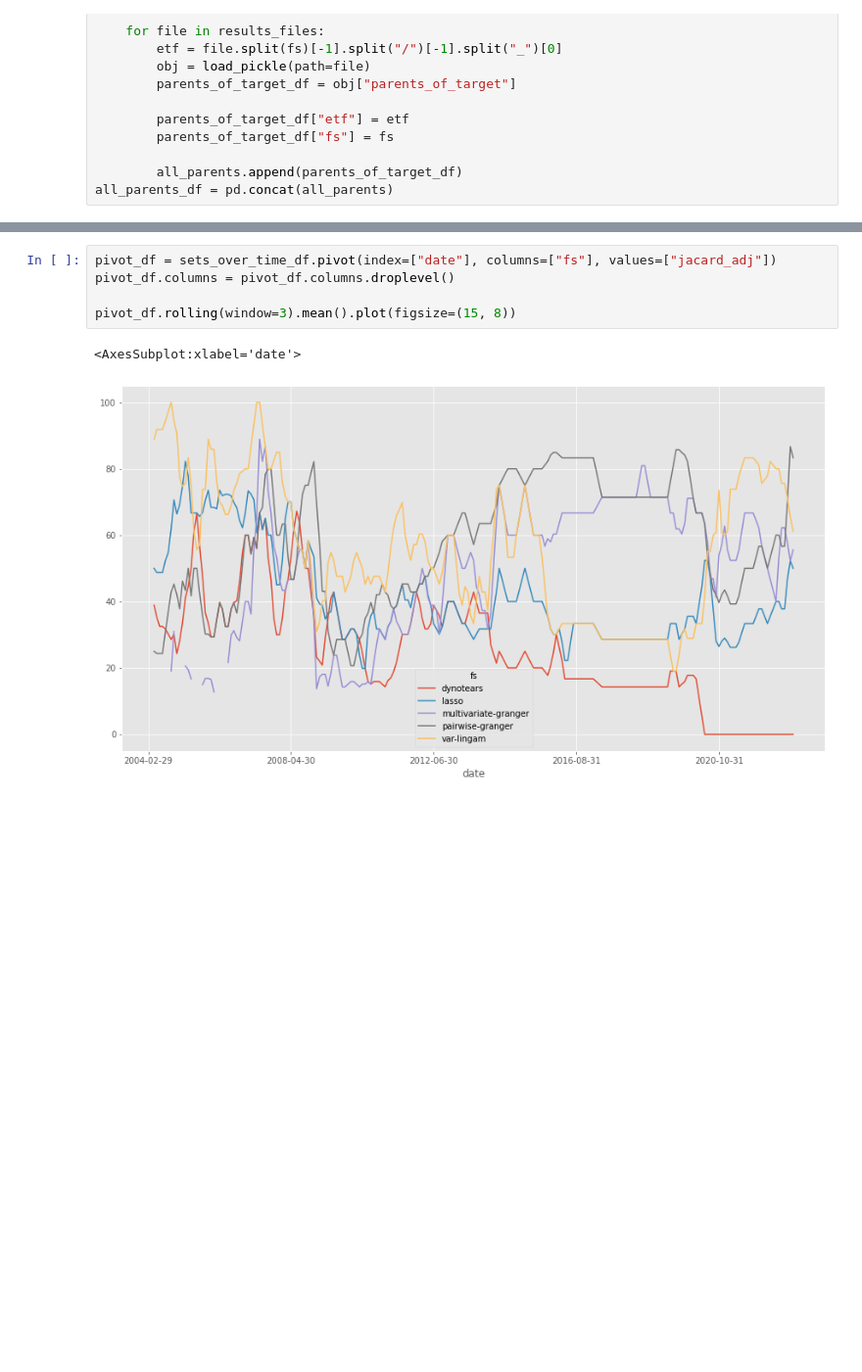
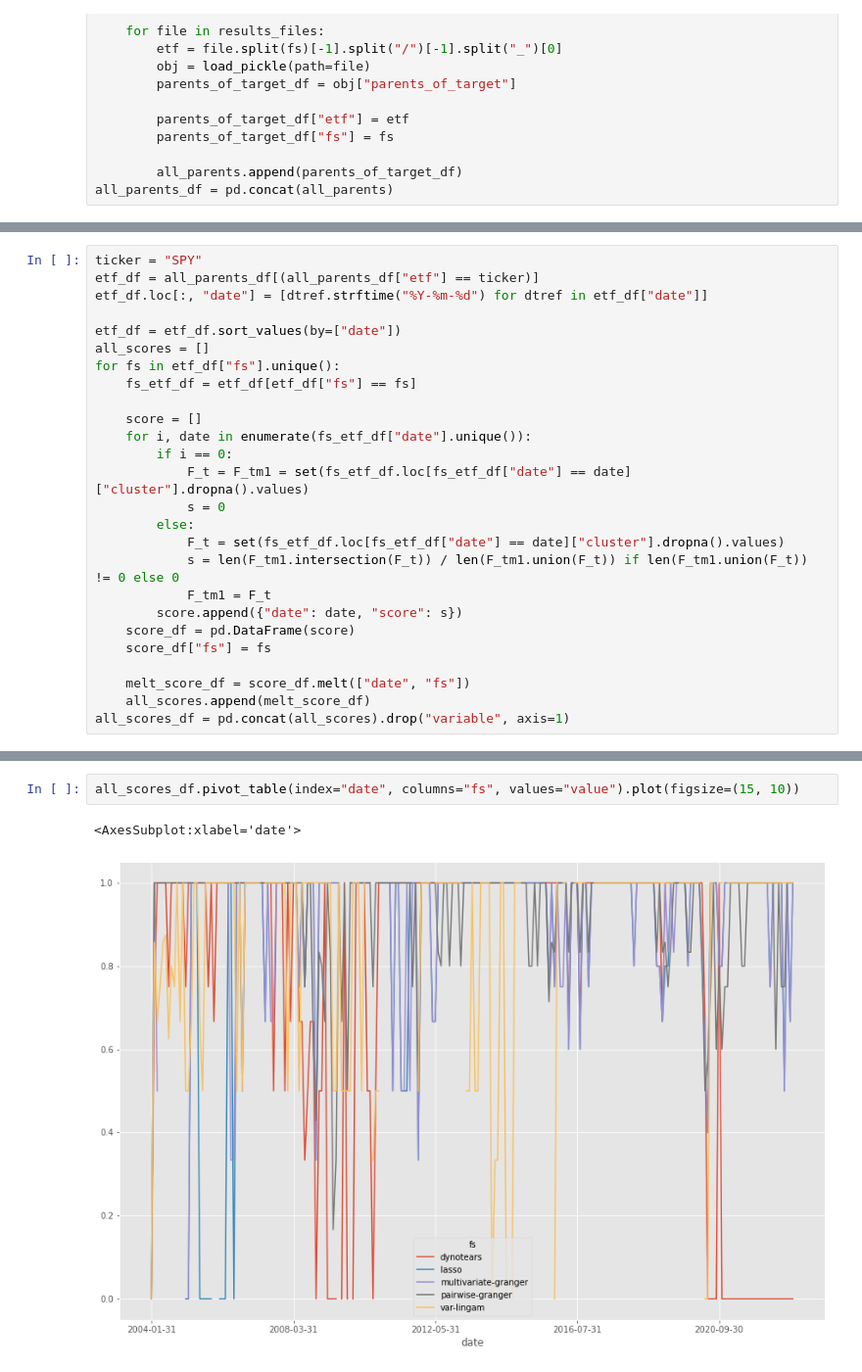
Before and after one commit to dcuoliveira/cml-fin, a Jupyter notebook: src/new_stability_measure.ipynb, the cells around one changed output, grey strips where cells are left out. Shown at 98% size. Saved outputs shown, nothing was run; the diff lists cells and outputs as text; blank space fills up the shorter version.

```diff
--- a/src/new_stability_measure.ipynb
+++ b/src/new_stability_measure.ipynb
@@ -92,0 +41,26 @@ set_fs
+# %%
+ticker = "SPY"
+etf_df = all_parents_df[(all_parents_df["etf"] == ticker)]
+etf_df.loc[:, "date"] = [dtref.strftime("%Y-%m-%d") for dtref in etf_df["date"]]
+
+etf_df = etf_df.sort_values(by=["date"])
+all_scores = []
+for fs in etf_df["fs"].unique():
+    fs_etf_df = etf_df[etf_df["fs"] == fs]
+
+    score = []
+    for i, date in enumerate(fs_etf_df["date"].unique()):
+        if i == 0:
+            F_t = F_tm1 = set(fs_etf_df.loc[fs_etf_df["date"] == date]["cluster"].dropna().values)
+            s = 0
+        else:
+            F_t = set(fs_etf_df.loc[fs_etf_df["date"] == date]["cluster"].dropna().values)
+            s = len(F_tm1.intersection(F_t)) / len(F_tm1.union(F_t)) if len(F_tm1.union(F_t)) != 0 else 0
+            F_tm1 = F_t
+        score.append({"date": date, "score": s})
+    score_df = pd.DataFrame(score)
+    score_df["fs"] = fs
+
+    melt_score_df = score_df.melt(["date", "fs"])
+    all_scores.append(melt_score_df)
+all_scores_df = pd.concat(all_scores).drop("variable", axis=1)
@@ -93,8 +77,5 @@ set_fs
 # %%
-pivot_df = sets_over_time_df.pivot(index=["date"], columns=["fs"], values=["jacard_adj"])
-pivot_df.columns = pivot_df.columns.droplevel()
-
-pivot_df.rolling(window=3).mean().plot(figsize=(15, 8))
+all_scores_df.pivot_table(index="date", columns="fs", values="value").plot(figsize=(15, 10))
 # %% [output]
 <AxesSubplot:xlabel='date'>
-[figure, old version]
+[figure, new version]
```
Also changed, not shown: parts of 4 cells of this notebook.
